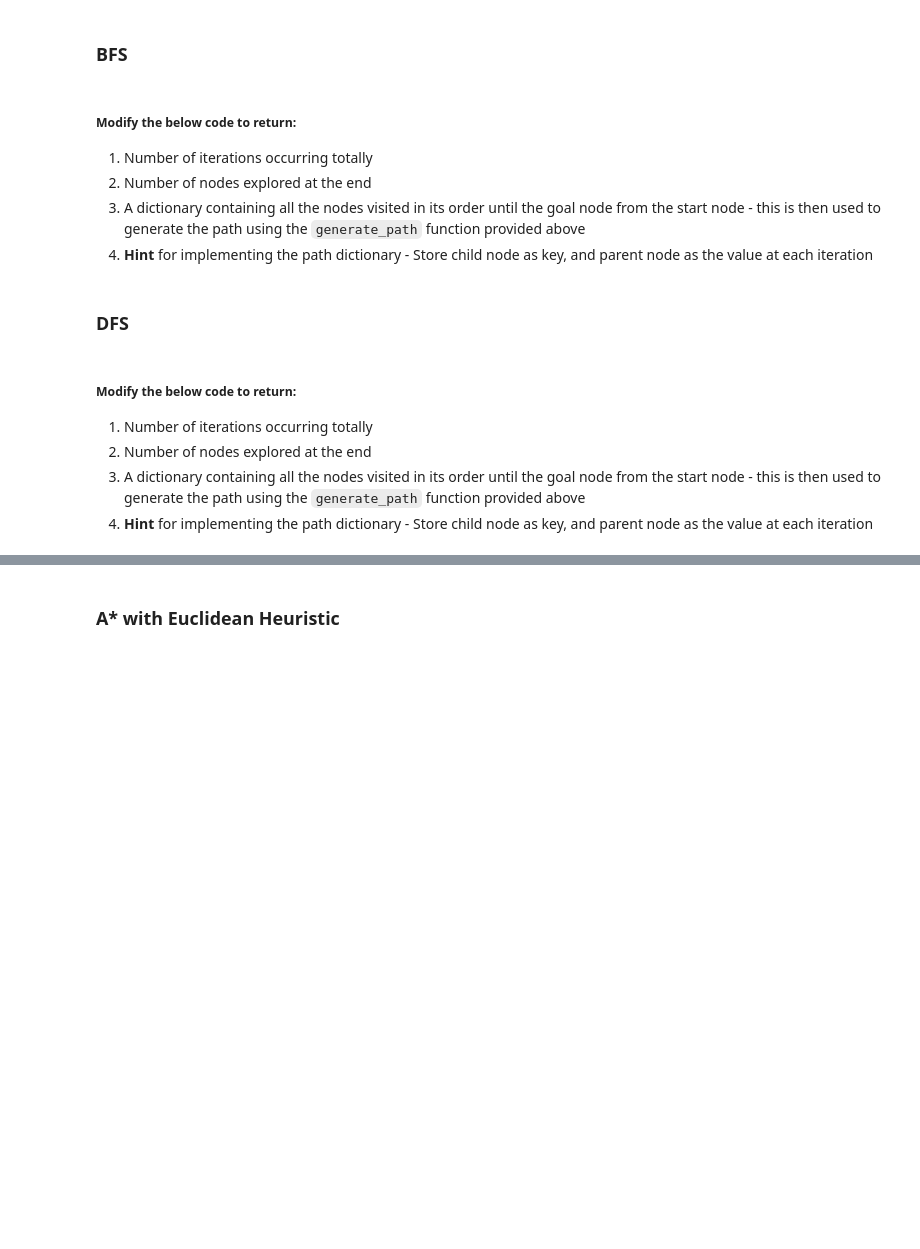
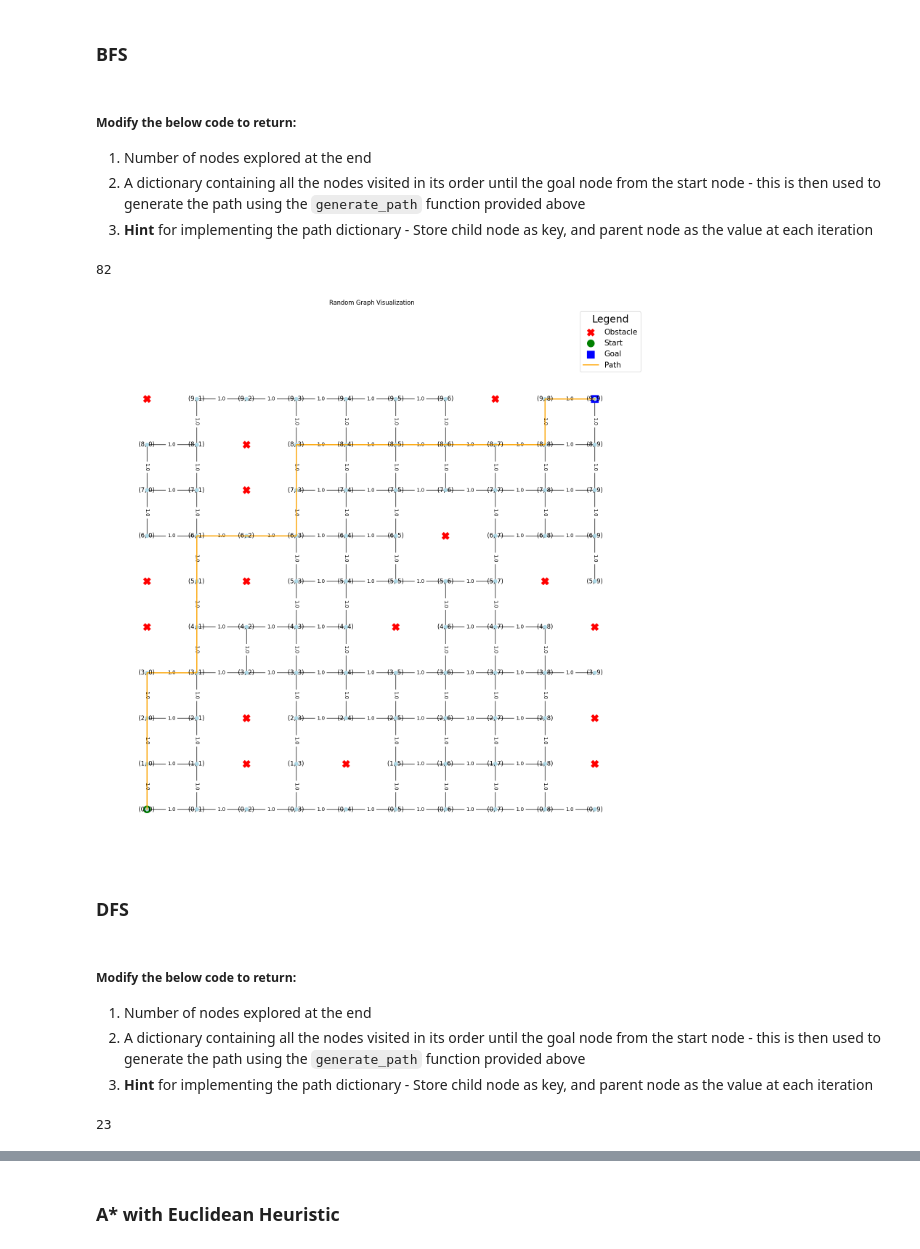
Before and after one commit to Drock54651/aima-python, a Jupyter notebook: Homework_2_2.ipynb, the cells around one changed output, grey strips where cells are left out. Drawn from its saved outputs; the diff is of its cells as text; code cells hidden in the pictures; blank space fills up the shorter version.

Commit message:
graphs

```diff
--- a/Homework_2_2.ipynb
+++ b/Homework_2_2.ipynb
@@ -495,7 +495,7 @@ initial_pos = (0,0)
 goal_pos = (9,9)
 
 # Fill appropriate arguments for the GraphProblem instance in this cell - write your code here
-map_graph_problem = GraphProblem()
+map_graph_problem = GraphProblem(initial_pos, goal_pos, map_graph)
 # %%
 def convert_to_nx_graph(graph_dict, locations):
     G = nx.Graph()
@@ -584,8 +584,7 @@ def generate_path_cost(path):
 ### BFS
 # %% [markdown]
 ##### Modify the below code to return:
-1. Number of iterations occurring totally
-2. Number of nodes explored at the end
+1. Number of nodes explored at the end
 2. A dictionary containing all the nodes visited in its order until the goal node from the start node - this is then used to generate the path using the `generate_path` function provided above
 3. **Hint** for implementing the path dictionary - Store child node as key, and parent node as the value at each iteration
 # %%
@@ -594,43 +593,53 @@ def graph_breadth_first_search(problem):
     Breadth first search on graphs
     problem: GraphProblem instance
     """
+    dict = {}
+    explored_count = 0
+
     node = Node(problem.initial)
     if problem.goal_test(node.state):
-        return node
+        # return node
+        explored_count += 1
+        return explored_count, 0
     frontier = deque([node])
     explored = set()
     while frontier:
         node = frontier.popleft()
         explored.add(node.state)
+        explored_count += 1
         for child in node.expand(problem):
             if child.state not in explored and child not in frontier:
+                dict[child.state] = node.state
                 if problem.goal_test(child.state):
-                    return child
+                    return explored_count, dict
                 frontier.append(child)
     return None
 # %%
 # Returning the values:
-#     iter_count: Number of iterations performed in the algorithm
 #     explored_nodes: Number of nodes explored at the end
 #    path_dict: Dictionary of (k,v) items to generate the path
 
 # write your code here
 
-_, path_dict = graph_breadth_first_search(map_graph_problem)
+explored_nodes, path_dict = graph_breadth_first_search(map_graph_problem)
+print(explored_nodes)
+# %% [output]
+82
 # %%
 # Uncomment this cell once the path_dict is implemented
 
-# path, path_cost = generate_path_and_cost(path_dict, goal_pos)
+path, path_cost = generate_path_and_cost(path_dict, goal_pos)
 # %%
 # Uncomment this cell once the path_dict is implemented
 
-# visualize_graph(start=start_node, goal=goal_node, path=path)
+visualize_graph(start=initial_pos, goal=goal_pos, path=path)
+# %% [output]
+[figure, added]
 # %% [markdown]
 ### DFS
 # %% [markdown]
 ##### Modify the below code to return:
-1. Number of iterations occurring totally
-2. Number of nodes explored at the end
+1. Number of nodes explored at the end
 2. A dictionary containing all the nodes visited in its order until the goal node from the start node - this is then used to generate the path using the `generate_path` function provided above
 3. **Hint** for implementing the path dictionary - Store child node as key, and parent node as the value at each iteration
 # %%
@@ -660,7 +675,10 @@ def graph_depth_first_search(problem):
 
 # write your code here
 
-_, path_dict = graph_depth_first_search(map_graph_problem)
+explored_nodes, path_dict = graph_depth_first_search(map_graph_problem)
+print(explored_nodes)
+# %% [output]
+23
 # %%
 # Uncomment this cell once the path_dict is implemented
 
```
Also changed, not shown: parts of 16 cells of this notebook.
